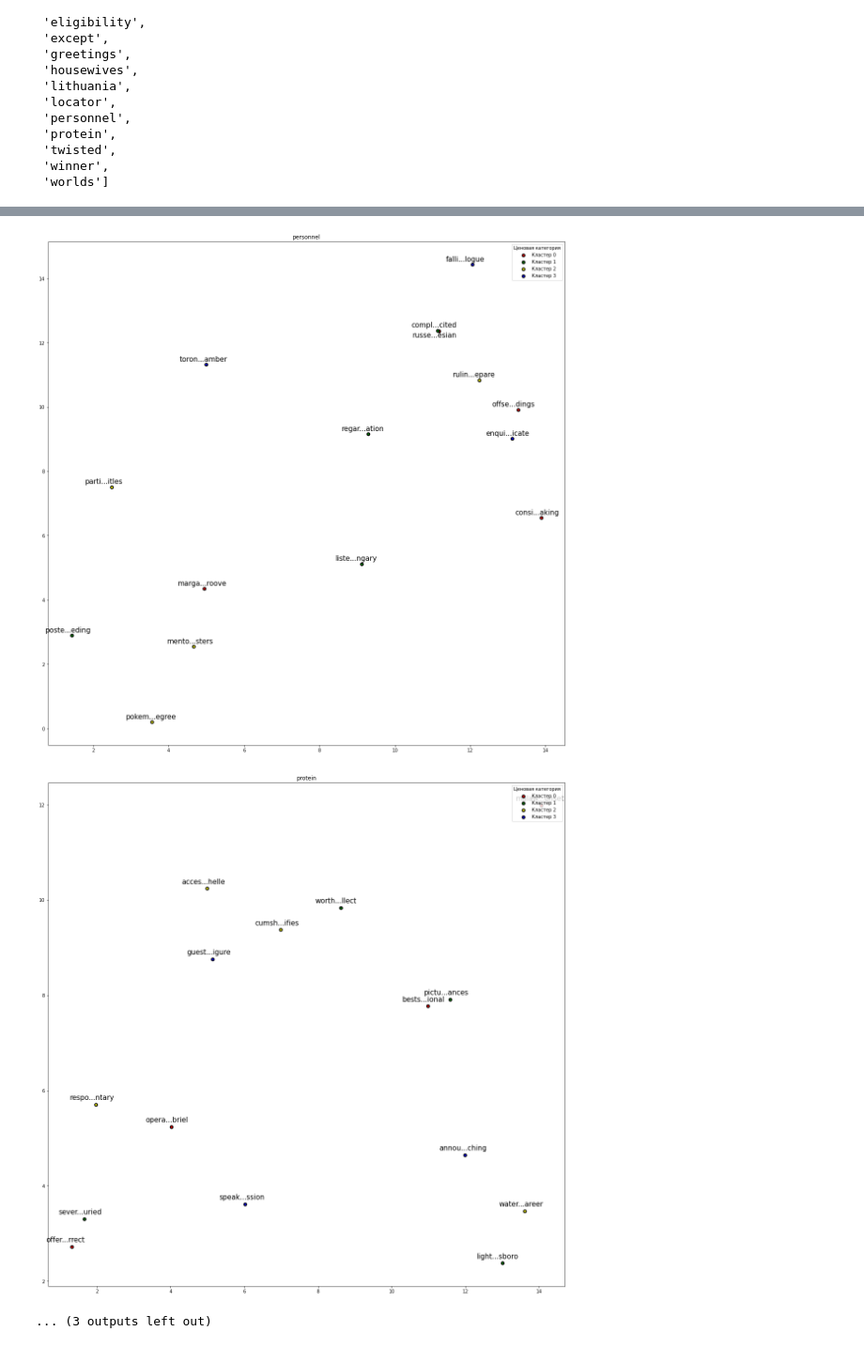
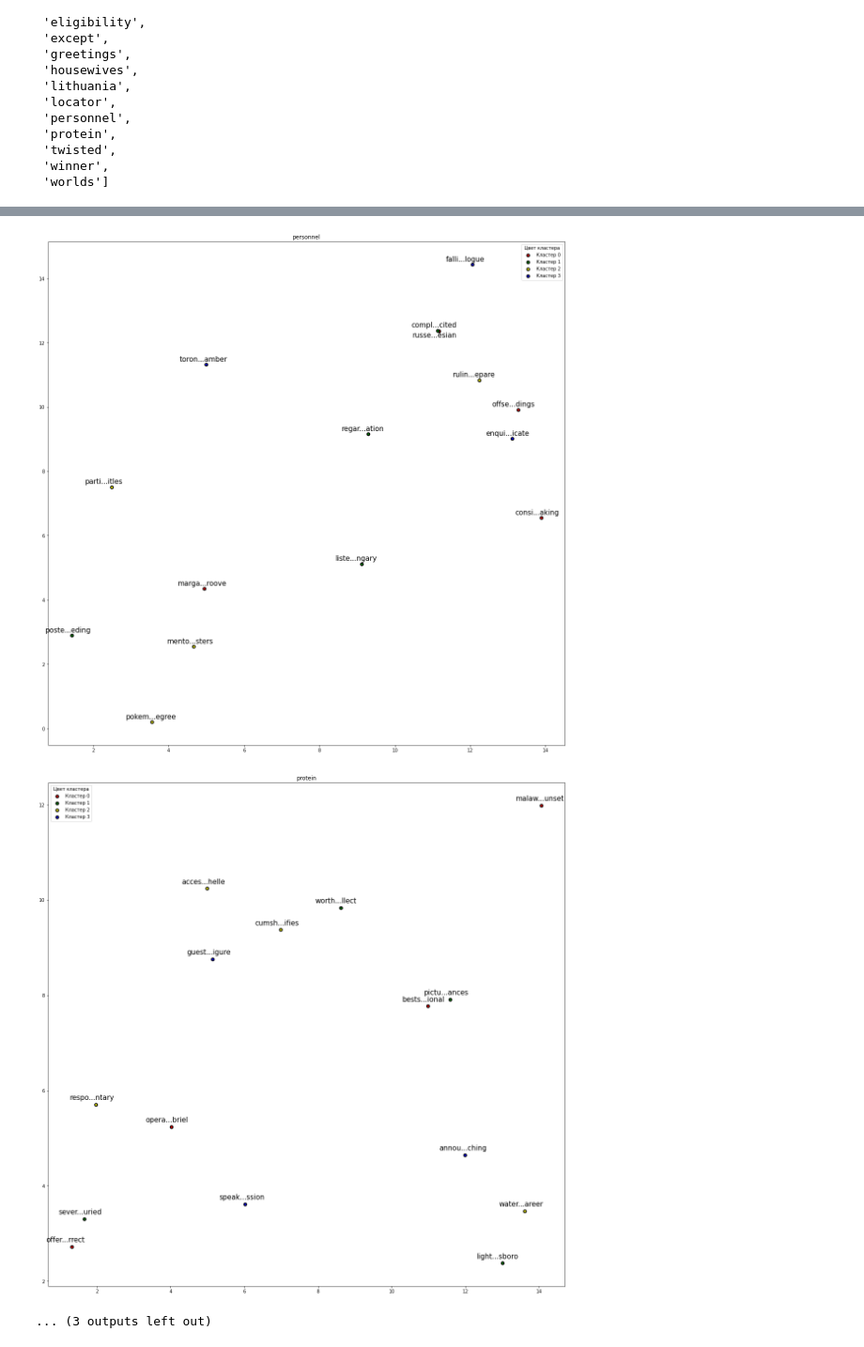
Before and after one commit to ianoxx/Test-Junior-Data-Analyst, a Jupyter notebook: code_part2.ipynb, the cells around one changed output, grey strips where cells are left out. Shown: that part at 94% size. Cells and saved outputs as stored; diff of their text form; code cells hidden in the pictures.

```diff
--- a/code_part2.ipynb
+++ b/code_part2.ipynb
@@ -65,7 +65,7 @@ for key in areas:
         else:
             a = 0
         ax.text(df.iloc[i,:]['x']-0.7, df.iloc[i,:]['y']+0.1+a, df.iloc[i,:]['keyword'][:5]+'...'+df.iloc[i,:]['keyword'][len(df.iloc[i,:]['keyword'])-5:], fontsize=15)
-    ax.legend(loc='upper right', title="Ценовая категория")
+    ax.legend(title="Цвет кластера")
     plt.title(key)
     plt.xlabel('')
     plt.ylabel('')
@@ -84,3 +84,3 @@ for key in areas:
-[figure, old version]
+[figure, new version]
-[figure, old version]
+[figure, new version]
 ... (3 outputs left out)
```
Also changed, not shown: parts of 1 cell of this notebook, 15 other files.
